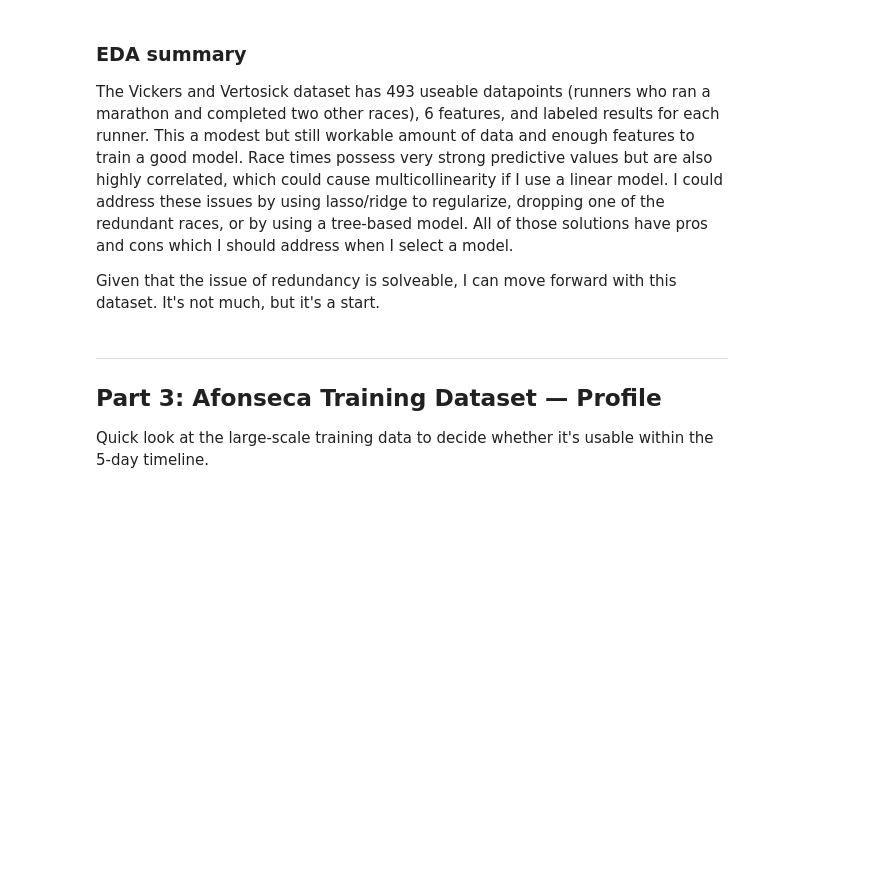
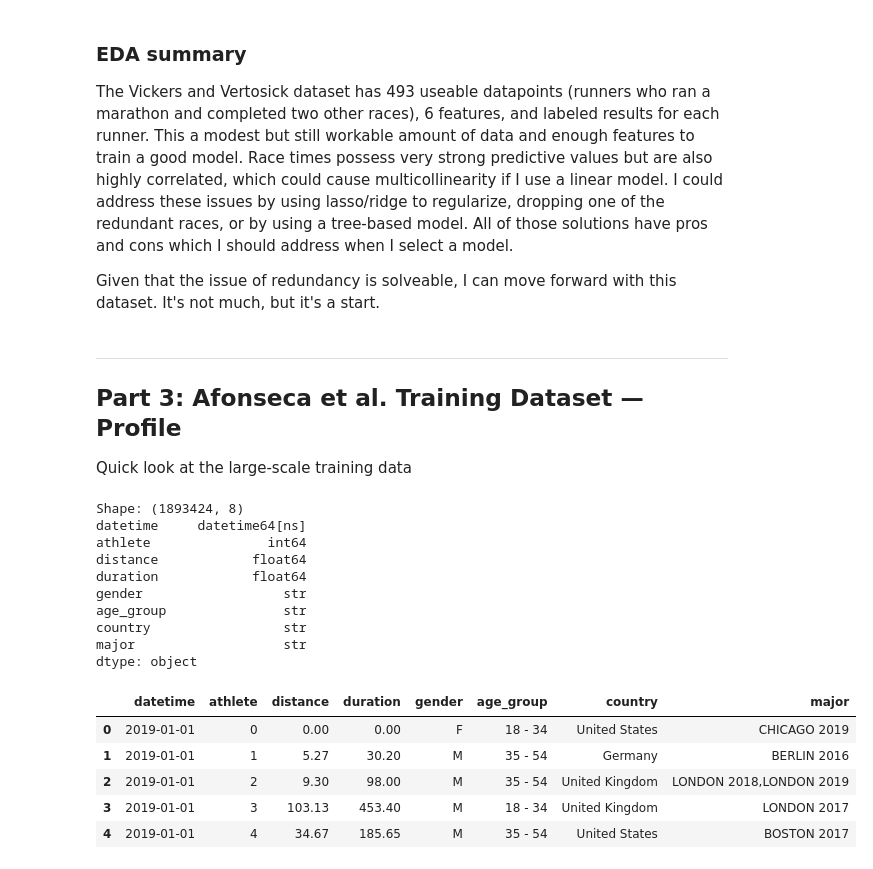
Before and after one commit to jacmil/Marathon-Pace-Predictor, a Jupyter notebook: notebooks/01_data_exploration.ipynb, the cells around one changed output. Drawn from its saved outputs; the diff is of its cells as text; code cells hidden in the pictures; blank space fills up the shorter version.

```diff
--- a/notebooks/01_data_exploration.ipynb
+++ b/notebooks/01_data_exploration.ipynb
@@ -309,11 +309,29 @@ The Vickers and Vertosick dataset has 493 useable datapoints (runners who ran a
 Given that the issue of redundancy is solveable, I can move forward with this dataset. It's not much, but it's a start.
 # %% [markdown]
 ---
-## Part 3: Afonseca Training Dataset — Profile
+## Part 3: Afonseca et al. Training Dataset — Profile
 
-Quick look at the large-scale training data to decide whether it's usable within the 5-day timeline.
+Quick look at the large-scale training data
 # %%
-# Load the weekly-level Parquet file
-# af = pd.read_parquet('../data/raw/afonseca/weekly.parquet')
-# print(f'Shape: {af.shape}')
-# af.dtypes
+# Load from afonseca 2019 weekly
+af = pd.read_parquet('../data/raw/afonseca/run_ww_2019_w.parquet')
+print(f'Shape: {af.shape}')
+print(af.dtypes)
+af.head(5)
+# %% [output]
+Shape: (1893424, 8)
+datetime     datetime64[ns]
+athlete               int64
+distance            float64
+duration            float64
+gender                  str
+age_group               str
+country                 str
+major                   str
+dtype: object
+|  | datetime | athlete | distance | duration | gender | age_group | country | major |
+| 0 | 2019-01-01 | 0 | 0.00 | 0.00 | F | 18 - 34 | United States | CHICAGO 2019 |
+| 1 | 2019-01-01 | 1 | 5.27 | 30.20 | M | 35 - 54 | Germany | BERLIN 2016 |
+| 2 | 2019-01-01 | 2 | 9.30 | 98.00 | M | 35 - 54 | United Kingdom | LONDON 2018,LONDON 2019 |
+| 3 | 2019-01-01 | 3 | 103.13 | 453.40 | M | 18 - 34 | United Kingdom | LONDON 2017 |
+| 4 | 2019-01-01 | 4 | 34.67 | 185.65 | M | 35 - 54 | United States | BOSTON 2017 |
```
Also changed, not shown: parts of 15 cells of this notebook.
